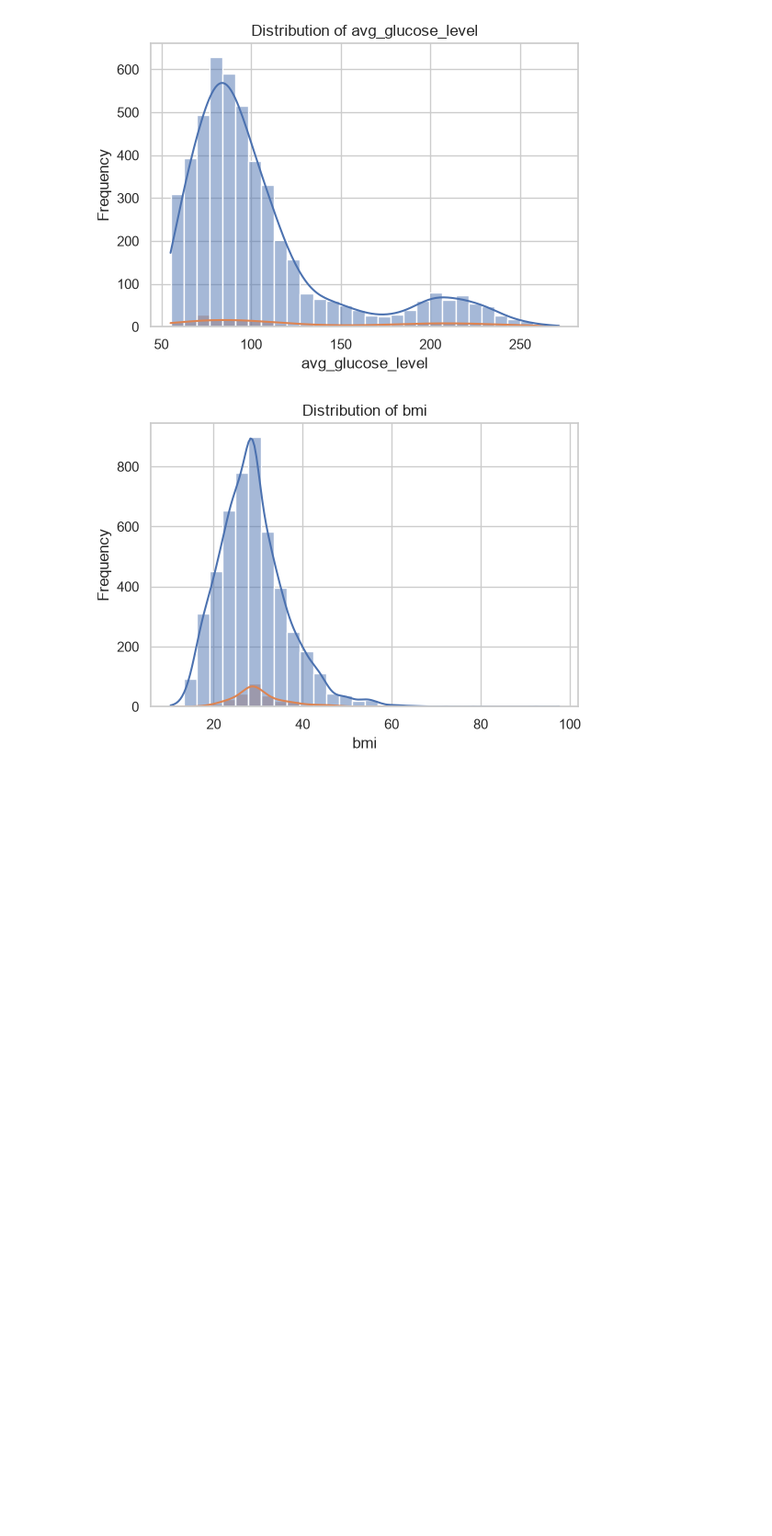
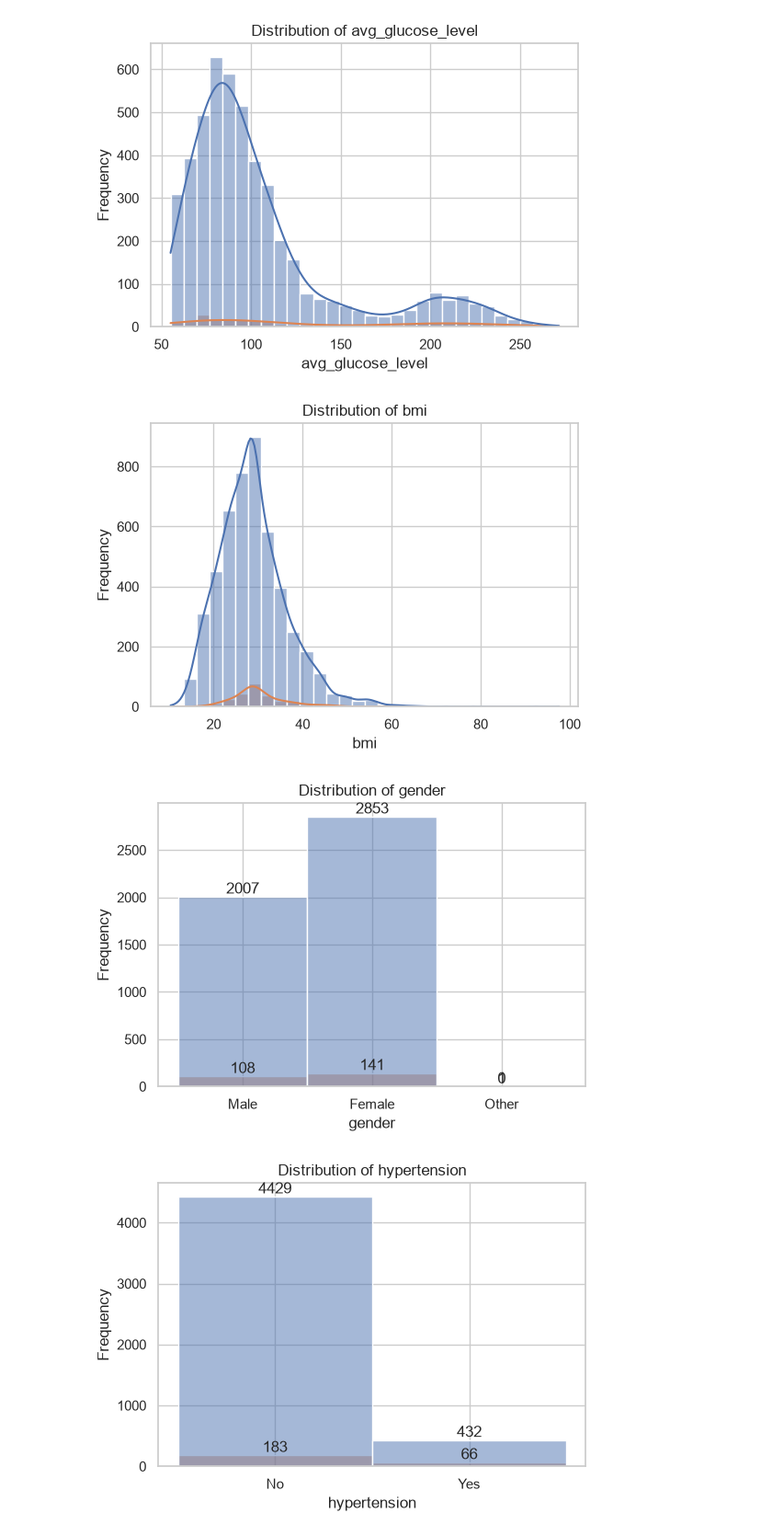
Before and after one commit to tomepedrogit/Stroke-Prediction-Dataset, a Jupyter notebook: stroke_prediction.ipynb, the cells around one changed output. Shown at 92% size. Drawn from its saved outputs; the diff is of its cells as text; code cells hidden in the pictures; blank space fills up the shorter version.

```diff
--- a/stroke_prediction.ipynb
+++ b/stroke_prediction.ipynb
@@ -133,15 +131,27 @@ for col in var_set2:
 # %%
 #Let's overlay the stroke variable on top of other variables to conclude if there looks to be a correlation
 
-for col in var_cont:
+for col in variables_numerical:
     plt.figure(figsize=(6, 4))
-    sns.histplot(data=df, x=col, bins=30, hue=df['stroke'], kde=True, legend=False)
+    ax = sns.histplot(data=df, x=col, bins=30, hue=df['stroke'], kde=True, legend=False)
     plt.title(f"Distribution of {col}")
     plt.xlabel(col)
     plt.ylabel("Frequency")
-
     plt.show()
 # %% [output]
 [figure]
 [figure]
 [figure]
+# %%
+for col in variables_categorical:
+    plt.figure(figsize=(6, 4))
+    ax = sns.histplot(data=df, x=col, bins=30, hue=df['stroke'], legend=False)
+    plt.title(f"Distribution of {col}")
+    plt.xlabel(col)
+    plt.ylabel("Frequency")
+    for container in ax.containers:
+        ax.bar_label(container)
+    plt.show()
+# %% [output]
+[figure, added]
+[figure, added]
```
Also changed, not shown: parts of 18 cells of this notebook.
